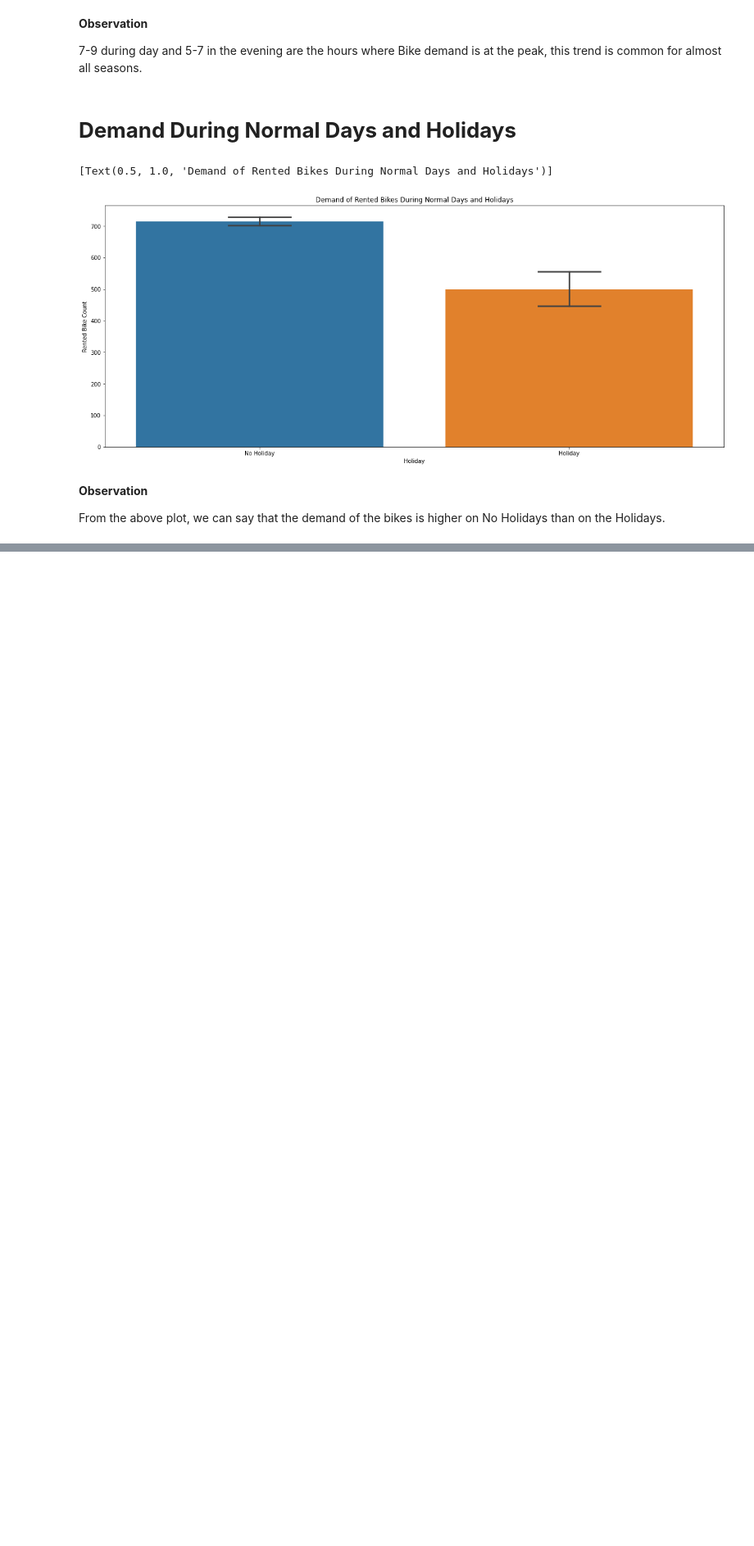
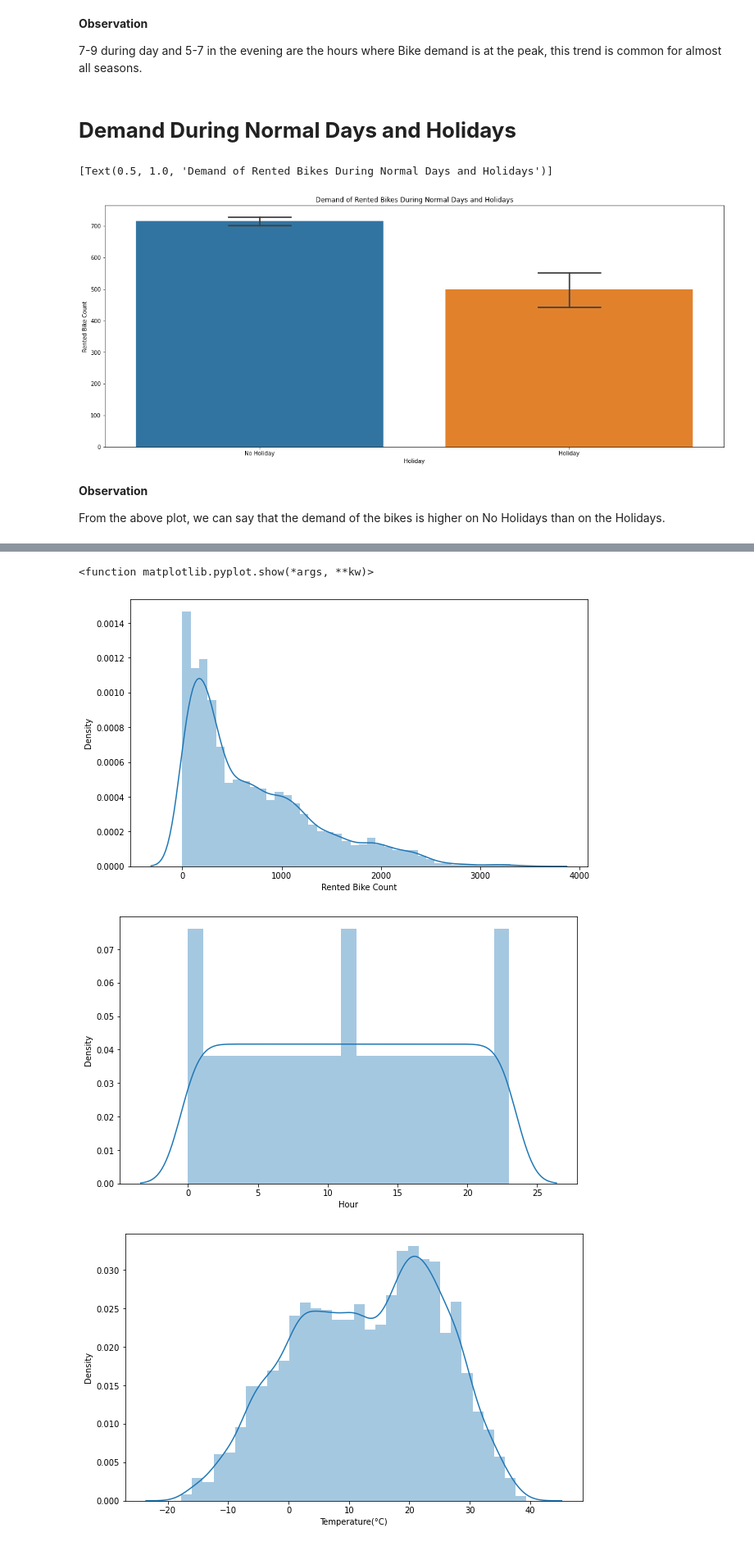
Before and after one commit to Amit-Singh-Rajput/Bike-Sharing-Demand-Prediction, a Jupyter notebook: Bike_Sharing_Demand_Prediction_Solution_Capstone_Project.ipynb, the cells around one changed output, grey strips where cells are left out. Shown at 82% size. Cells and saved outputs as stored; diff of their text form; code cells hidden in the pictures; blank space fills up the shorter version.

```diff
--- a/Bike_Sharing_Demand_Prediction_Solution_Capstone_Project.ipynb
+++ b/Bike_Sharing_Demand_Prediction_Solution_Capstone_Project.ipynb
@@ -468,0 +471,5 @@ From the above plot, we can say that the demand of the bikes is higher on No Hol
+# %%
+#Creating a attribute for analysis of numeric variables
+numerical_columns = list(df.select_dtypes(['int64','float64']).columns)
+numerical_features = pd.Index(numerical_columns)
+numerical_features
@@ -468,0 +482,12 @@ From the above plot, we can say that the demand of the bikes is higher on No Hol
+# %%
+#Analyzing the distribution of all numeric attributes through distplots
+for col in numerical_features:
+  plt.figure(figsize=(10,6))
+  sns.distplot(x=df[col])
+  plt.xlabel(col)
+plt.show
+# %% [output]
+<function matplotlib.pyplot.show(*args, **kw)>
+[figure, added]
+[figure, added]
+[figure, added]
```
Also changed, not shown: parts of 33 cells of this notebook.
